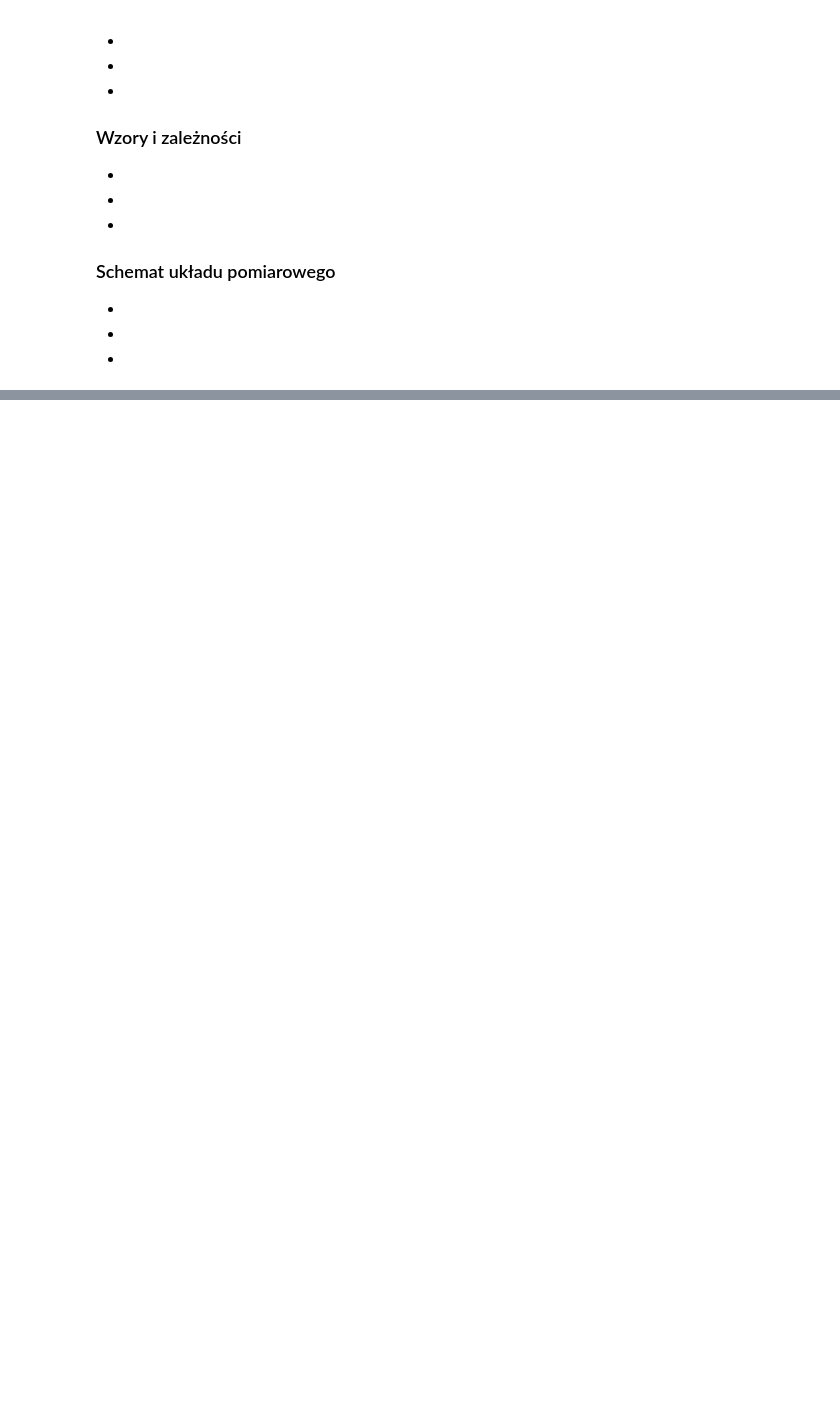
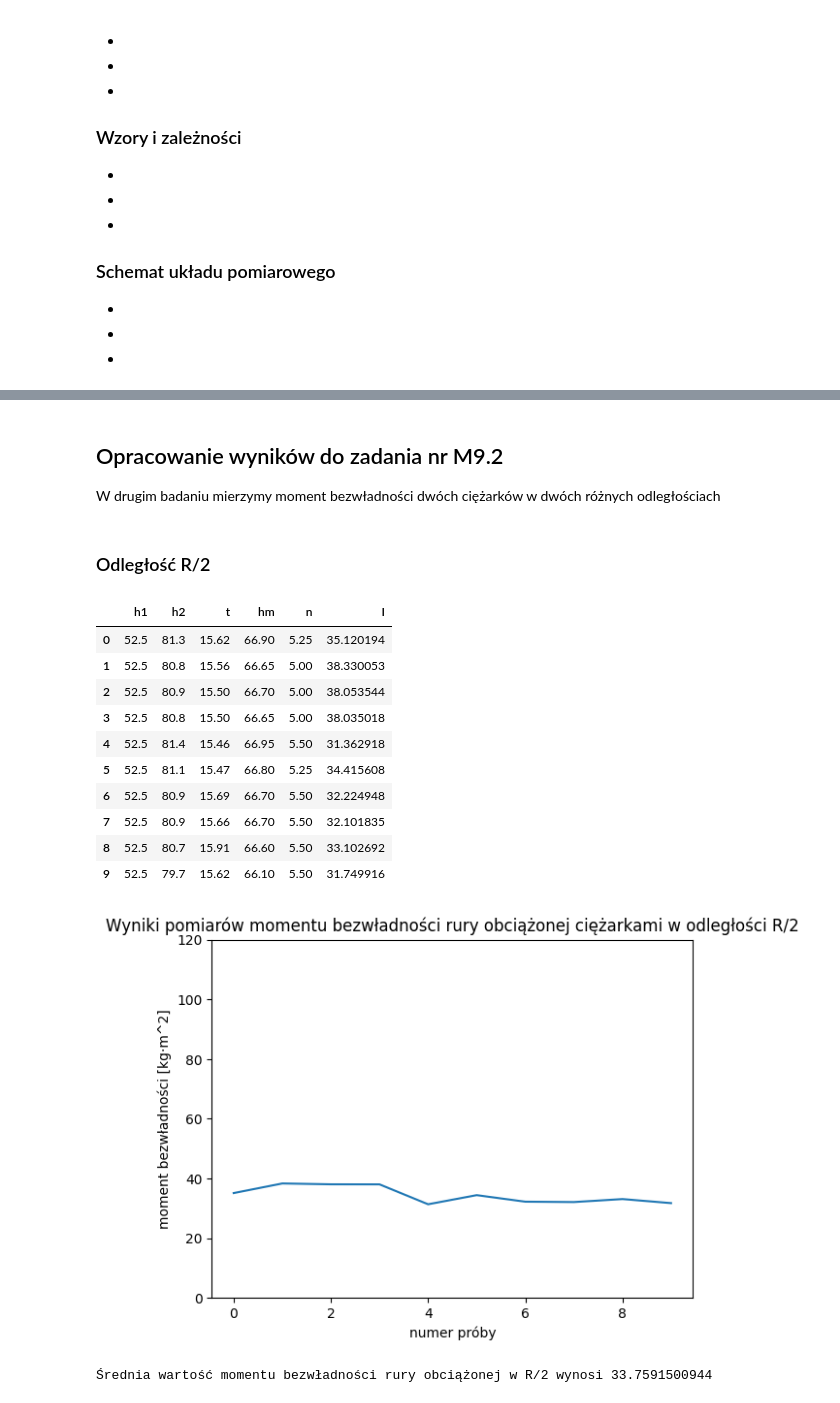
Before and after one commit to mateusz-lisowski/fiz-labs, a Jupyter notebook: raport1.ipynb, the cells around one changed output, grey strips where cells are left out. Drawn from its saved outputs; the diff is of its cells as text; code cells hidden in the pictures; blank space fills up the shorter version.

```diff
--- a/raport1.ipynb
+++ b/raport1.ipynb
@@ -77,0 +103,35 @@ plt.show()
+# %% [markdown]
+## Opracowanie wyników do zadania nr M9.2
+
+W drugim badaniu mierzymy moment bezwładności dwóch ciężarków w dwóch różnych odległościach
+# %% [markdown]
+### Odległość R/2
+# %%
+# Stowrzenie obiektu DataFrame z pliku data2.csv
+df: pd.DataFrame = create_data_frame('data2.csv')
+
+# Wyświetlenie wyników obliczeń
+display(df)
+
+# Wyświetlenie wykresu
+plot_from_df('Wyniki pomiarów momentu bezwładności rury obciążonej ciężarkami w odległości R/2', df)
+
+# Obliczenie średniej wartości I
+I_R1 = df['I'].median()
+
+# Wyświetlenie wartości I_R1
+print(f"Średnia wartość momentu bezwładności rury obciążonej w R/2 wynosi {I_R1}")
+# %% [output]
+|  | h1 | h2 | t | hm | n | I |
+| 0 | 52.5 | 81.3 | 15.62 | 66.90 | 5.25 | 35.120194 |
+| 1 | 52.5 | 80.8 | 15.56 | 66.65 | 5.00 | 38.330053 |
+| 2 | 52.5 | 80.9 | 15.50 | 66.70 | 5.00 | 38.053544 |
+| 3 | 52.5 | 80.8 | 15.50 | 66.65 | 5.00 | 38.035018 |
+| 4 | 52.5 | 81.4 | 15.46 | 66.95 | 5.50 | 31.362918 |
+| 5 | 52.5 | 81.1 | 15.47 | 66.80 | 5.25 | 34.415608 |
+| 6 | 52.5 | 80.9 | 15.69 | 66.70 | 5.50 | 32.224948 |
+| 7 | 52.5 | 80.9 | 15.66 | 66.70 | 5.50 | 32.101835 |
+| 8 | 52.5 | 80.7 | 15.91 | 66.60 | 5.50 | 33.102692 |
+| 9 | 52.5 | 79.7 | 15.62 | 66.10 | 5.50 | 31.749916 |
+[figure, added]
+Średnia wartość momentu bezwładności rury obciążonej w R/2 wynosi 33.7591500944
```
Also changed, not shown: parts of 7 cells of this notebook.
